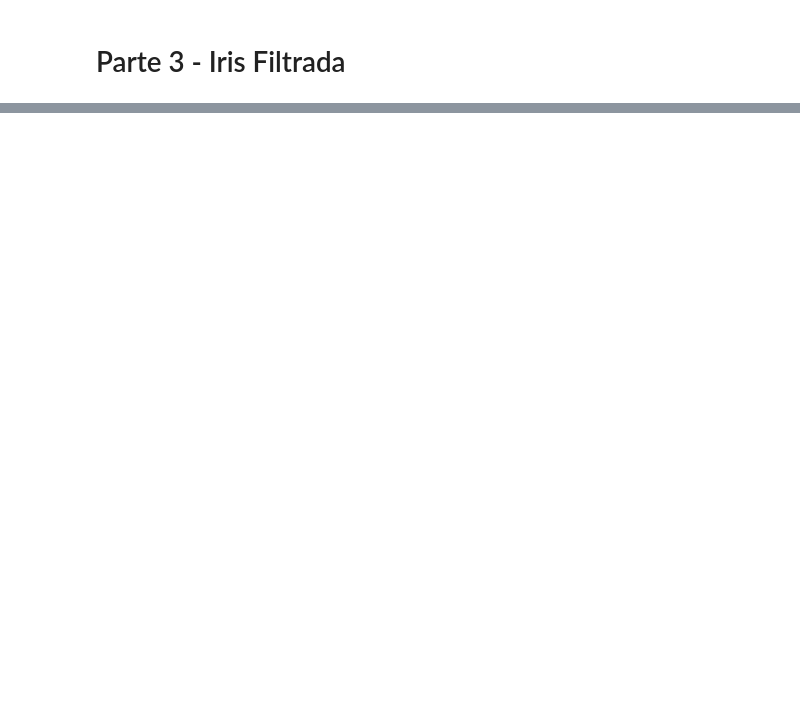
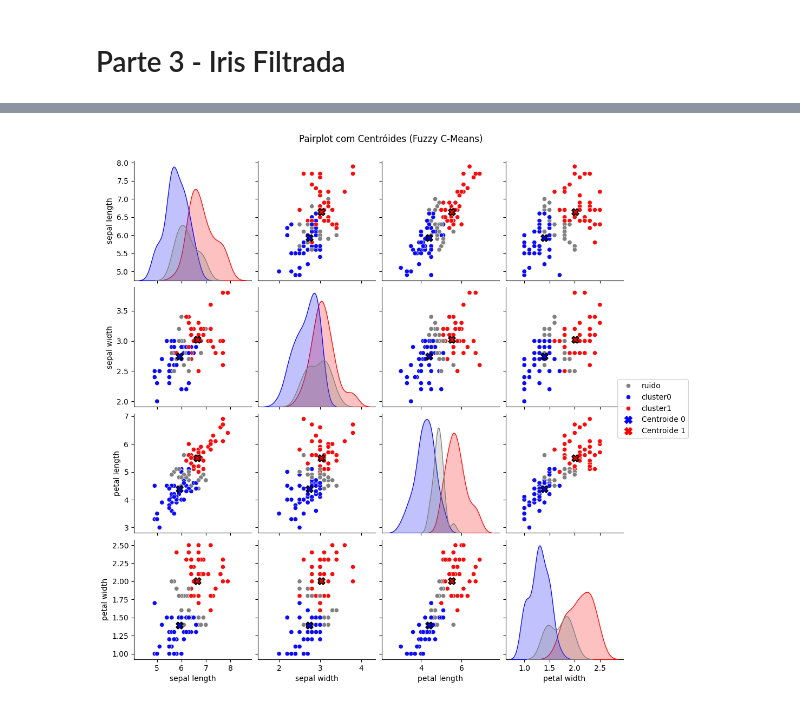
Before and after one commit to EdsonEdu2031/T1-Fuzzy-C-Means, a Jupyter notebook: main.ipynb, the cells around one changed output, grey strips where cells are left out. Cells and saved outputs as stored; diff of their text form; code cells hidden in the pictures; blank space fills up the shorter version.

```diff
--- a/main.ipynb
+++ b/main.ipynb
@@ -508,0 +453,62 @@ Optamos por usar o Silhouette, pode usar só ele? Implementar J como outra métr
+# %%
+# Mostrando a separação de clusters, centroides e ruidos (zona de confusão)
+df_plot = X_filtrada.copy()
+df_plot['classe'] = y2
+
+# Setando uma paleta de cores manualmente
+palette = {
+    'cluster0': "#0B0BFA",
+    'cluster1': '#FA0B0B',
+    'ruido': 'gray'
+}
+
+g = sns.pairplot(df_plot, hue='classe', palette=palette, diag_kind='kde')
+
+g.fig.suptitle("Pairplot com Centr\u00f3ides (Fuzzy C-Means)", y=1.03)
+
+# Recuperando o scaler para inverter a normalização dos centroid
+scaler = MinMaxScaler()
+scaler.fit_transform(X_filtrada)
+
+centroides = scaler.inverse_transform(cent2[-1])
+
+cores_centroides = ['blue', 'red']
+
+for i, row in enumerate(g.axes):
+    for j, ax in enumerate(row):
+        if i == j:
+            continue
+
+        for k, c in enumerate(centroides):
+            ax.scatter(
+                c[j], c[i],
+                c=cores_centroides[k],
+                marker='X',
+                s=80,
+                edgecolors='black',
+                linewidths=1.5
+            )
+
+handles = g._legend.legend_handles
+labels = [t.get_text() for t in g._legend.texts]
+
+for i, cor in enumerate(cores_centroides):
+    handles.append(
+        plt.Line2D(
+            [0], [0],
+            marker='X',
+            color='w',
+            markerfacecolor=cor,
+            markeredgecolor=cor,
+            markersize=10,
+            label=f'Centroide {i}'
+        )
+    )
+    labels.append(f'Centroide {i}')
+
+g._legend.remove()
+g.fig.legend(handles=handles, labels=labels, loc='center right', ncol=1)
+
+plt.show()
+# %% [output]
+[figure, added]
```
Also changed, not shown: parts of 19 cells of this notebook.
